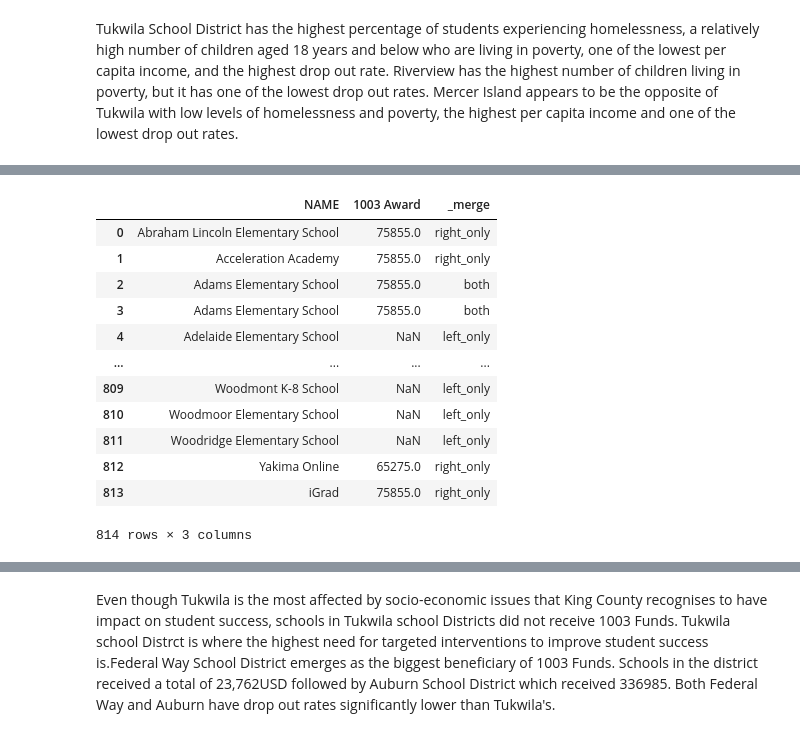
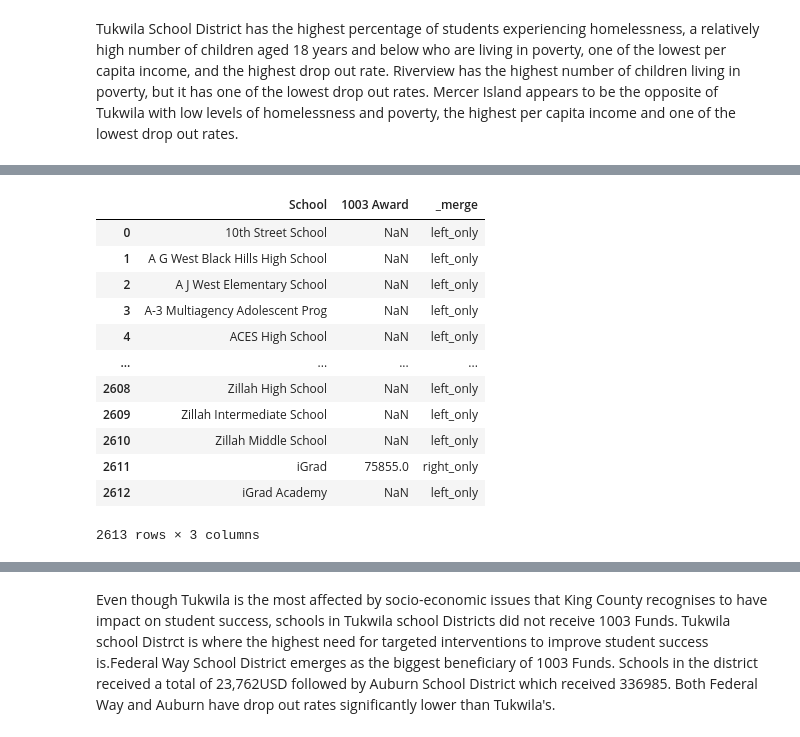
Before and after one commit to Spontyrupple/mamaine, a Jupyter notebook: king_county.ipynb, the cells around one changed output, grey strips where cells are left out. Cells and saved outputs as stored; diff of their text form; code cells hidden in the pictures.

```diff
--- a/king_county.ipynb
+++ b/king_county.ipynb
@@ -491,12 +490,14 @@ Text(0.5, 1.0, 'Per capita income')
 # %% [markdown]
 Tukwila School District has the highest percentage of students experiencing homelessness, a relatively high number of children aged 18 years and below who are living in poverty, one of the lowest per capita income, and the highest drop out rate. Riverview has the highest number of children living in poverty, but it has one of the lowest drop out rates. Mercer Island appears to be the opposite of Tukwila with low levels of homelessness and poverty, the highest per capita income and one of the lowest drop out rates.
 # %%
-! wget -q -O School_Sites_in_King_County___schsite_point.zip https://github.com/Spontyrupple/mamaine/raw/refs/heads/main/School_Sites_in_King_County___schsite_point.zip
+! wget -q -O Washington_State_Public_Schools_2024_-2594958195053075893.zip https://github.com/Spontyrupple/mamaine/raw/refs/heads/main/Washington_State_Public_Schools_2024_-2594958195053075893.zip
 
 import zipfile
-zip_ref = zipfile.ZipFile('School_Sites_in_King_County___schsite_point.zip', 'r')
+# Use the downloaded file's name instead of the URL
+zip_ref = zipfile.ZipFile('Washington_State_Public_Schools_2024_-2594958195053075893.zip', 'r')
 zip_ref.extractall()
 zip_ref.close() #just unzipping
-import geopandas as gpd
-kingsch=gpd.read_file('School_Sites_in_King_County___schsite_point.shp')
+
+import geopandas as gpd # Make sure to import geopandas
+wasch=gpd.read_file('Washington_State_Public_Schools_Buildings.shp')
 # %%
@@ -518,23 +520,23 @@ kingsch.head(200)
 # %%
 awardedking=pd.read_csv('https://github.com/Spontyrupple/mamaine/raw/refs/heads/main/Report_Card_1003_Funds_2022-23_School_Year_20241011.csv')
-awardedking.rename(columns={'School Name': 'NAME'}, inplace=True)
+awardedking.rename(columns={'School Name': 'School'}, inplace=True)
 # %%
-kingawards = pd.merge(kingsch, awardedking, on='NAME',how='outer',indicator=True)
-kingawards[['NAME','1003 Award','_merge']]
+kingawards = pd.merge(wasch, awardedking, on='School',how='outer',indicator=True)
+kingawards[['School','1003 Award','_merge']]
 # %% [output]
-|  | NAME | 1003 Award | _merge |
-| 0 | Abraham Lincoln Elementary School | 75855.0 | right_only |
-| 1 | Acceleration Academy | 75855.0 | right_only |
-| 2 | Adams Elementary School | 75855.0 | both |
-| 3 | Adams Elementary School | 75855.0 | both |
-| 4 | Adelaide Elementary School | NaN | left_only |
+|  | School | 1003 Award | _merge |
+| 0 | 10th Street School | NaN | left_only |
+| 1 | A G West Black Hills High School | NaN | left_only |
+| 2 | A J West Elementary School | NaN | left_only |
+| 3 | A-3 Multiagency Adolescent Prog | NaN | left_only |
+| 4 | ACES High School | NaN | left_only |
 | ... | ... | ... | ... |
-| 809 | Woodmont K-8 School | NaN | left_only |
-| 810 | Woodmoor Elementary School | NaN | left_only |
-| 811 | Woodridge Elementary School | NaN | left_only |
-| 812 | Yakima Online | 65275.0 | right_only |
-| 813 | iGrad | 75855.0 | right_only |
+| 2608 | Zillah High School | NaN | left_only |
+| 2609 | Zillah Intermediate School | NaN | left_only |
+| 2610 | Zillah Middle School | NaN | left_only |
+| 2611 | iGrad | 75855.0 | right_only |
+| 2612 | iGrad Academy | NaN | left_only |
-814 rows × 3 columns
+2613 rows × 3 columns
 # %%
 fig, ax = plt.subplots(1, figsize=(6,10))
 county=county.to_crs(kingawards.crs)
```
Also changed, not shown: parts of 6 cells of this notebook.
